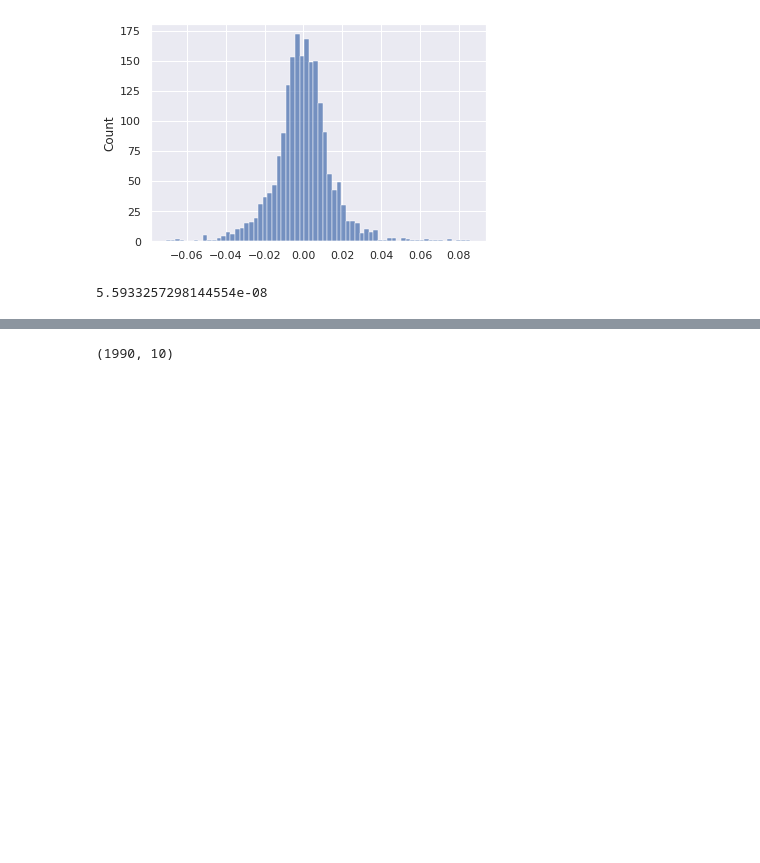
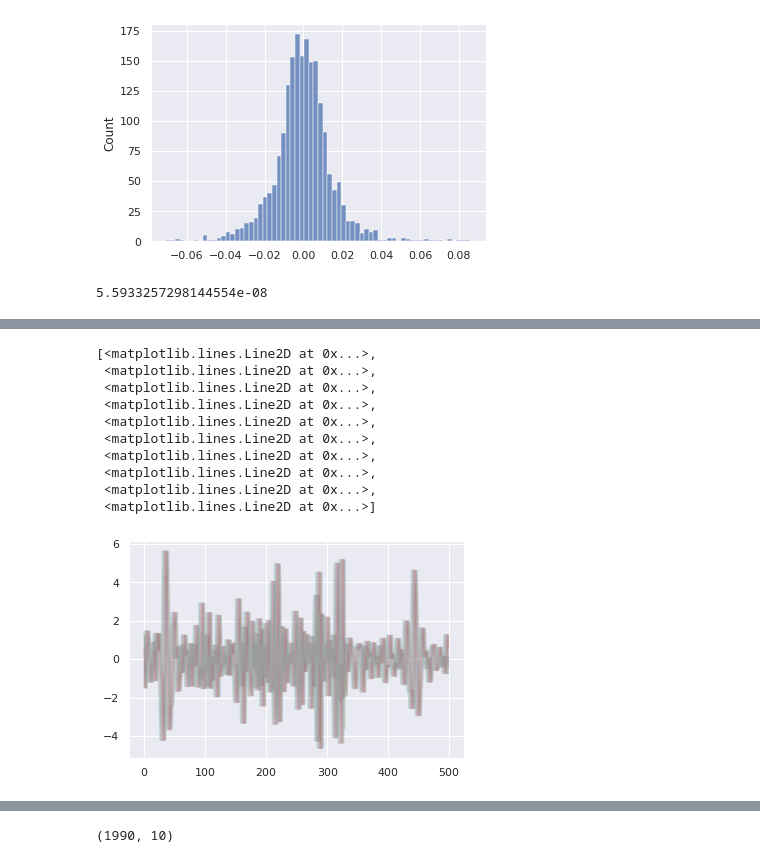
Before and after one commit to spaceonion1001/LD-CPD, a Jupyter notebook: notebooks/dtec_cleaning.ipynb, the cells around one changed output, grey strips where cells are left out. Drawn from its saved outputs; the diff is of its cells as text; code cells hidden in the pictures; blank space fills up the shorter version.

```diff
--- a/notebooks/dtec_cleaning.ipynb
+++ b/notebooks/dtec_cleaning.ipynb
@@ -84,0 +86,14 @@ plt.plot(alaska_class)
+# %%
+plt.plot(alaska_vals[1250:1750, :], alpha=0.25)
+# %% [output]
+[<matplotlib.lines.Line2D at 0x...>,
+ <matplotlib.lines.Line2D at 0x...>,
+ <matplotlib.lines.Line2D at 0x...>,
+ <matplotlib.lines.Line2D at 0x...>,
+ <matplotlib.lines.Line2D at 0x...>,
+ <matplotlib.lines.Line2D at 0x...>,
+ <matplotlib.lines.Line2D at 0x...>,
+ <matplotlib.lines.Line2D at 0x...>,
+ <matplotlib.lines.Line2D at 0x...>,
+ <matplotlib.lines.Line2D at 0x...>]
+[figure, added]
```
Also changed, not shown: parts of 6 cells of this notebook, 1 other file.
